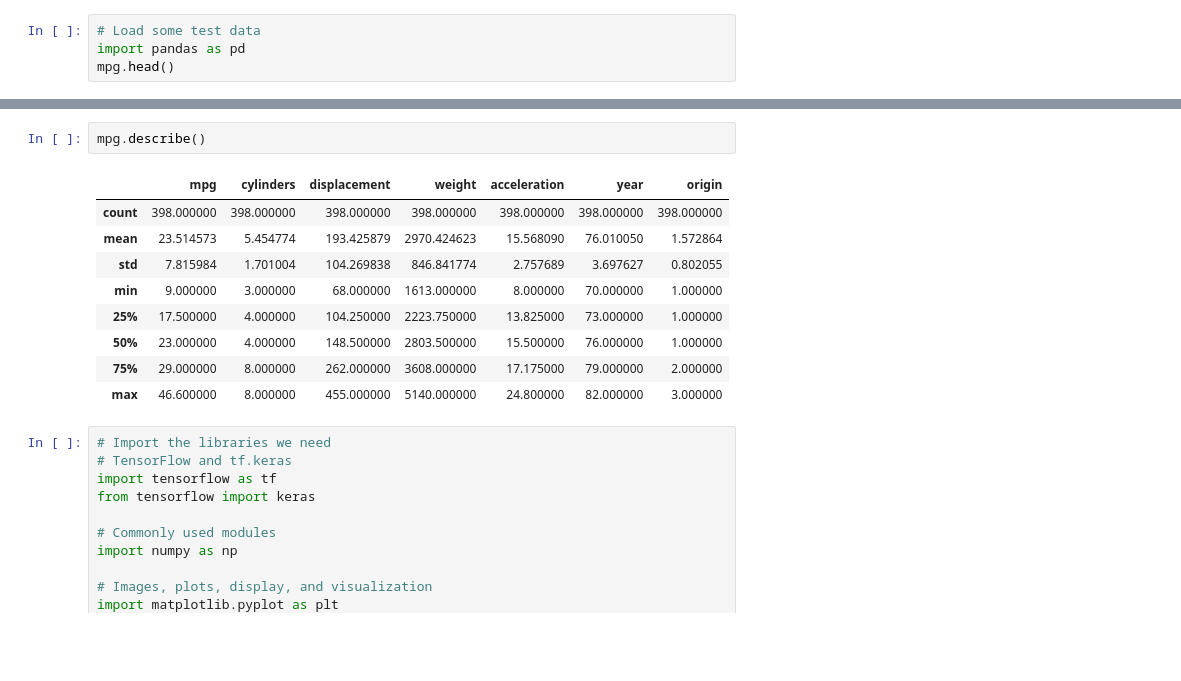
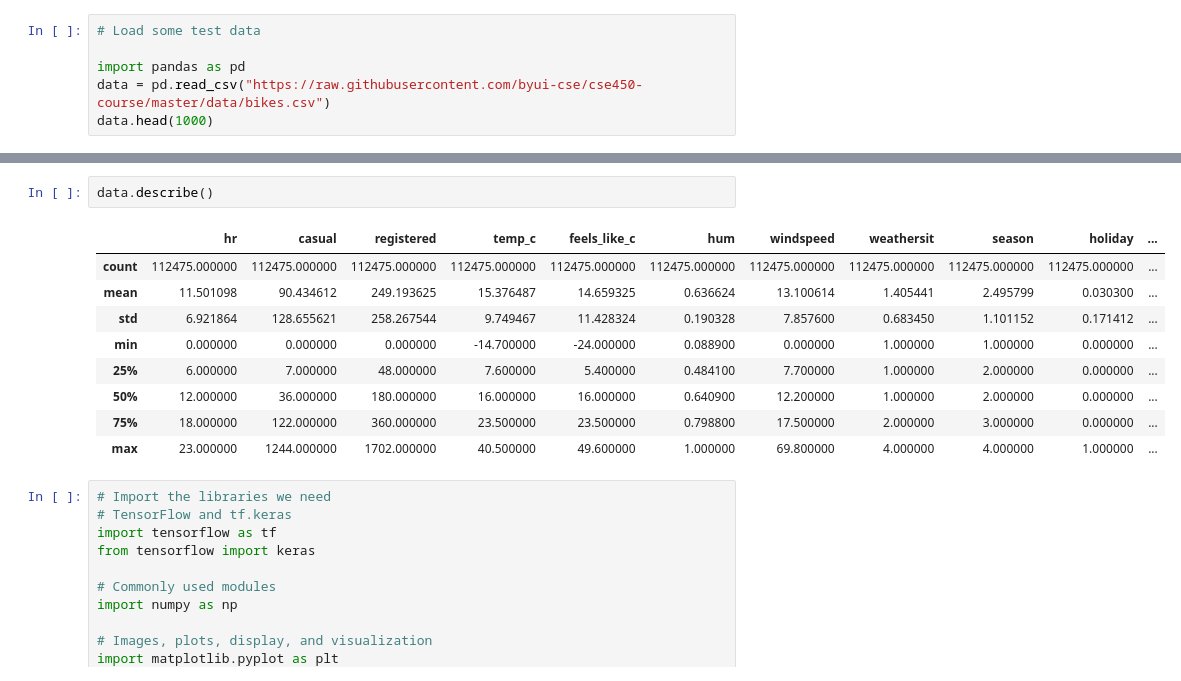
Before and after one commit to nelsbuhrley/CSE-450-Machine-learning, a Jupyter notebook: nels_b/module4.ipynb, the cells around one changed output, grey strips where cells are left out. Saved outputs shown, nothing was run; the diff lists cells and outputs as text; blank space fills up the shorter version.

```diff
--- a/nels_b/module4.ipynb
+++ b/nels_b/module4.ipynb
@@ -2,6 +2,8 @@
 <a href="https://colab.research.google.com/github/nelsbuhrley/CSE-450-Machine-learning/blob/main/nels_b/module4.ipynb" target="_parent"><img src="https://colab.research.google.com/assets/colab-badge.svg" alt="Open In Colab"/></a>
 # %%
 # Load some test data
+
 import pandas as pd
-mpg.head()
+data = pd.read_csv("https://raw.githubusercontent.com/byui-cse/cse450-course/master/data/bikes.csv")
+data.head(1000)
 # %% [output]
@@ -14,15 +23,15 @@ mpg.head()
 # %%
-mpg.describe()
+data.describe()
 # %% [output]
-|  | mpg | cylinders | displacement | weight | acceleration | year | origin |
-| count | 398.000000 | 398.000000 | 398.000000 | 398.000000 | 398.000000 | 398.000000 | 398.000000 |
-| mean | 23.514573 | 5.454774 | 193.425879 | 2970.424623 | 15.568090 | 76.010050 | 1.572864 |
-| std | 7.815984 | 1.701004 | 104.269838 | 846.841774 | 2.757689 | 3.697627 | 0.802055 |
-| min | 9.000000 | 3.000000 | 68.000000 | 1613.000000 | 8.000000 | 70.000000 | 1.000000 |
-| 25% | 17.500000 | 4.000000 | 104.250000 | 2223.750000 | 13.825000 | 73.000000 | 1.000000 |
-| 50% | 23.000000 | 4.000000 | 148.500000 | 2803.500000 | 15.500000 | 76.000000 | 1.000000 |
-| 75% | 29.000000 | 8.000000 | 262.000000 | 3608.000000 | 17.175000 | 79.000000 | 2.000000 |
-| max | 46.600000 | 8.000000 | 455.000000 | 5140.000000 | 24.800000 | 82.000000 | 3.000000 |
+|  | hr | casual | registered | temp_c | feels_like_c | hum | windspeed | weathersit | season | holiday | ... |
+| count | 112475.000000 | 112475.000000 | 112475.000000 | 112475.000000 | 112475.000000 | 112475.000000 | 112475.000000 | 112475.000000 | 112475.000000 | 112475.000000 | ... |
+| mean | 11.501098 | 90.434612 | 249.193625 | 15.376487 | 14.659325 | 0.636624 | 13.100614 | 1.405441 | 2.495799 | 0.030300 | ... |
+| std | 6.921864 | 128.655621 | 258.267544 | 9.749467 | 11.428324 | 0.190328 | 7.857600 | 0.683450 | 1.101152 | 0.171412 | ... |
+| min | 0.000000 | 0.000000 | 0.000000 | -14.700000 | -24.000000 | 0.088900 | 0.000000 | 1.000000 | 1.000000 | 0.000000 | ... |
+| 25% | 6.000000 | 7.000000 | 48.000000 | 7.600000 | 5.400000 | 0.484100 | 7.700000 | 1.000000 | 2.000000 | 0.000000 | ... |
+| 50% | 12.000000 | 36.000000 | 180.000000 | 16.000000 | 16.000000 | 0.640900 | 12.200000 | 1.000000 | 2.000000 | 0.000000 | ... |
+| 75% | 18.000000 | 122.000000 | 360.000000 | 23.500000 | 23.500000 | 0.798800 | 17.500000 | 2.000000 | 3.000000 | 0.000000 | ... |
+| max | 23.000000 | 1244.000000 | 1702.000000 | 40.500000 | 49.600000 | 1.000000 | 69.800000 | 4.000000 | 4.000000 | 1.000000 | ... |
 # %%
 # Import the libraries we need
 # TensorFlow and tf.keras
```
Also changed, not shown: parts of 6 cells of this notebook.
